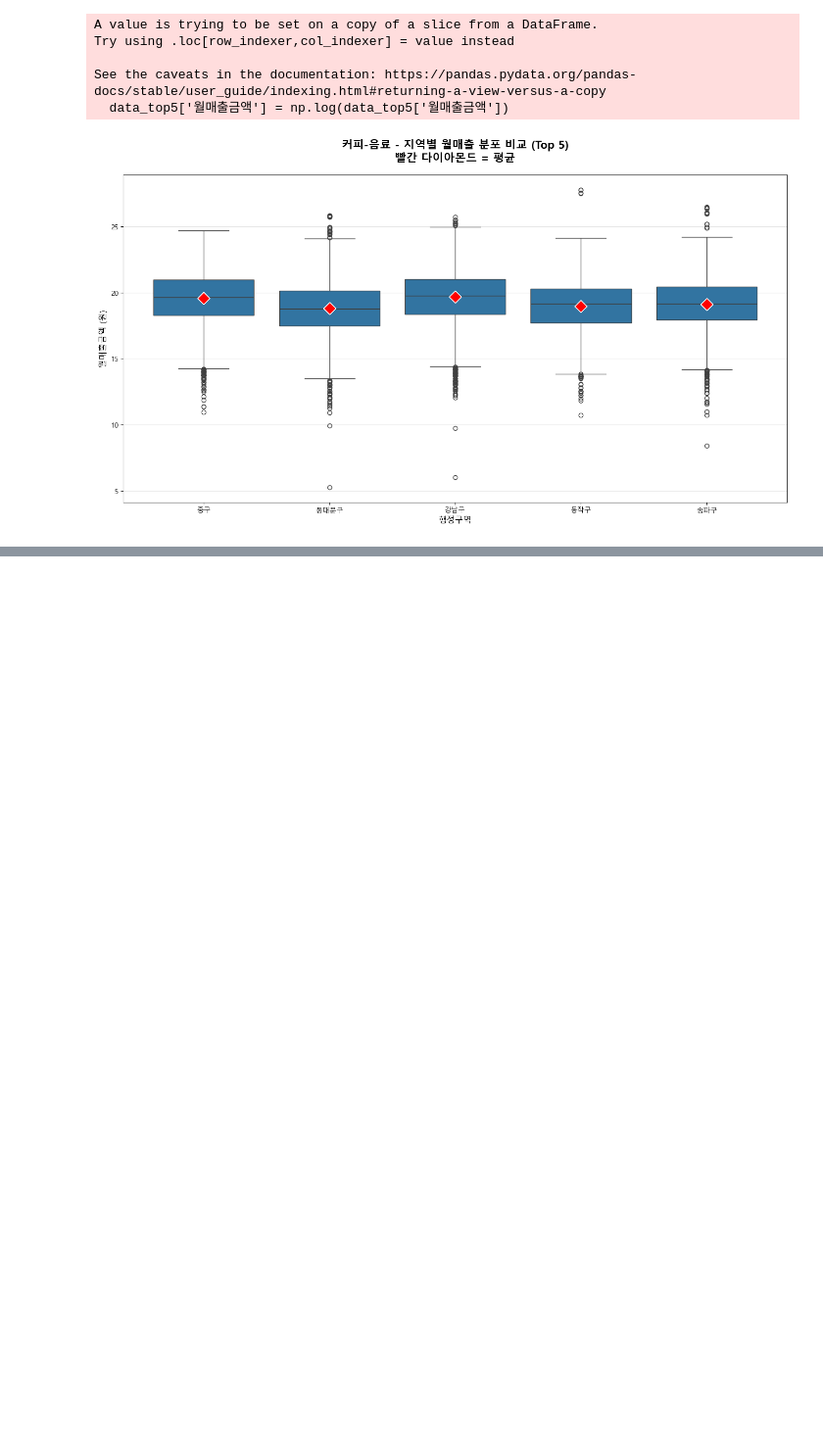
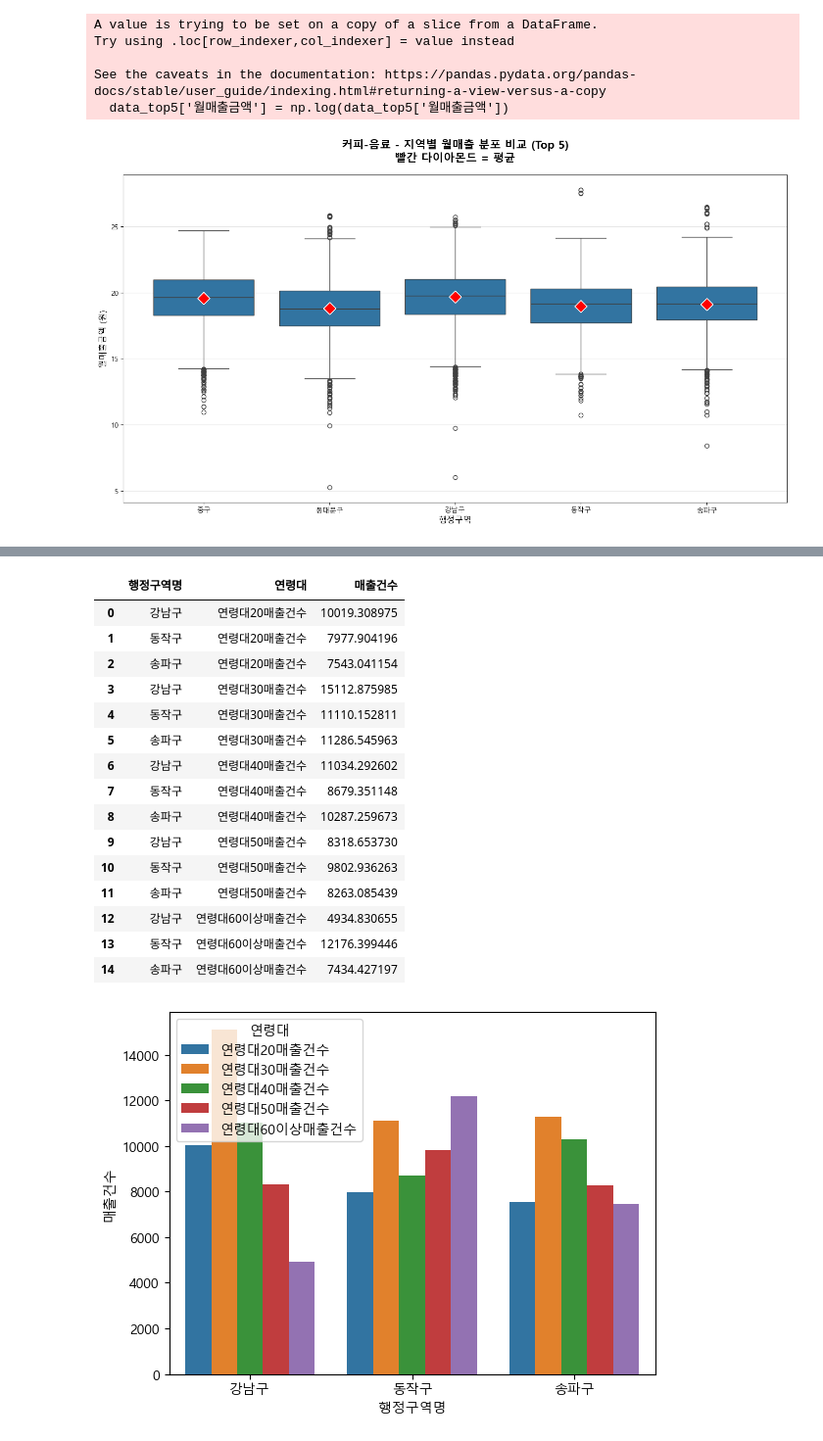
Before and after one commit to leekyuyoung2/encore_office_worker, a Jupyter notebook: 7일차_8일차_9일차_통합본/06.ipynb, the cells around one changed output, grey strips where cells are left out. Shown at 98% size. Drawn from its saved outputs; the diff is of its cells as text; code cells hidden in the pictures; blank space fills up the shorter version.

```diff
--- a/7일차_8일차_9일차_통합본/06.ipynb
+++ b/7일차_8일차_9일차_통합본/06.ipynb
@@ -238,4 +238,6 @@ See the caveats in the documentation: https://pandas.pydata.org/pandas-docs/stab
   data_top5['월매출금액'] = np.log(data_top5['월매출금액'])
 [figure]
 # %%
+top3_districts = df.groupby('행정구역명')['월매출금액'].sum().nlargest(3).index
+top3_districts
 # %% [output]
@@ -242,0 +245,6 @@ See the caveats in the documentation: https://pandas.pydata.org/pandas-docs/stab
+# %%
+plt.figure(figsize=(12,5))
+temp  = df[df['행정구역명'].isin(top3_districts)]
+temp2 = temp.groupby(['행정구역명'])[['연령대20매출건수','연령대30매출건수','연령대40매출건수','연령대50매출건수','연령대60이상매출건수']].mean()
+temp2.reset_index()
+# sns.barplot(temp2.reset_index(),x='행정구역명')
@@ -242,0 +257,23 @@ See the caveats in the documentation: https://pandas.pydata.org/pandas-docs/stab
+# %%
+temp3 = temp2.reset_index()
+temp4 = pd.melt(temp3, id_vars=['행정구역명'], value_vars=temp3.columns[1:], var_name='연령대',value_name='매출건수')
+sns.barplot(temp4, x='행정구역명', y='매출건수', hue='연령대')
+temp4
+# %% [output]
+|  | 행정구역명 | 연령대 | 매출건수 |
+| 0 | 강남구 | 연령대20매출건수 | 10019.308975 |
+| 1 | 동작구 | 연령대20매출건수 | 7977.904196 |
+| 2 | 송파구 | 연령대20매출건수 | 7543.041154 |
+| 3 | 강남구 | 연령대30매출건수 | 15112.875985 |
+| 4 | 동작구 | 연령대30매출건수 | 11110.152811 |
+| 5 | 송파구 | 연령대30매출건수 | 11286.545963 |
+| 6 | 강남구 | 연령대40매출건수 | 11034.292602 |
+| 7 | 동작구 | 연령대40매출건수 | 8679.351148 |
+| 8 | 송파구 | 연령대40매출건수 | 10287.259673 |
+| 9 | 강남구 | 연령대50매출건수 | 8318.653730 |
+| 10 | 동작구 | 연령대50매출건수 | 9802.936263 |
+| 11 | 송파구 | 연령대50매출건수 | 8263.085439 |
+| 12 | 강남구 | 연령대60이상매출건수 | 4934.830655 |
+| 13 | 동작구 | 연령대60이상매출건수 | 12176.399446 |
+| 14 | 송파구 | 연령대60이상매출건수 | 7434.427197 |
+[figure, added]
```
Also changed, not shown: parts of 4 cells of this notebook.
